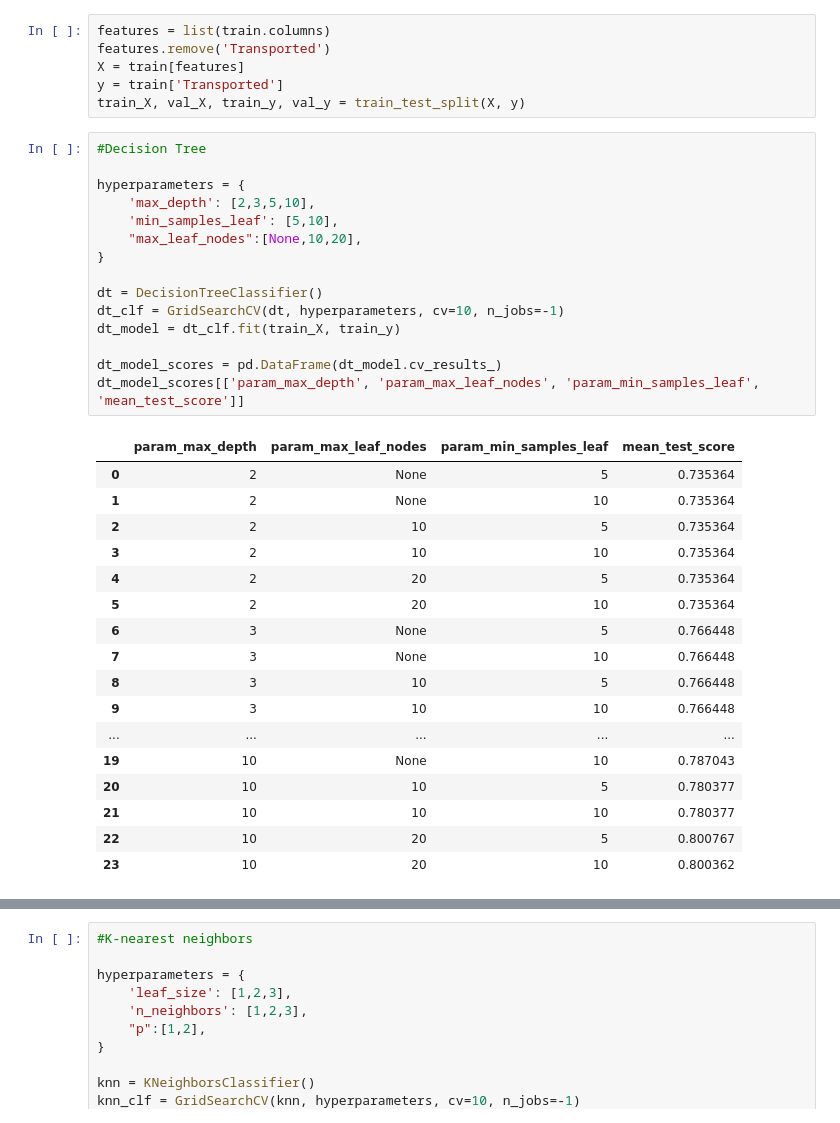
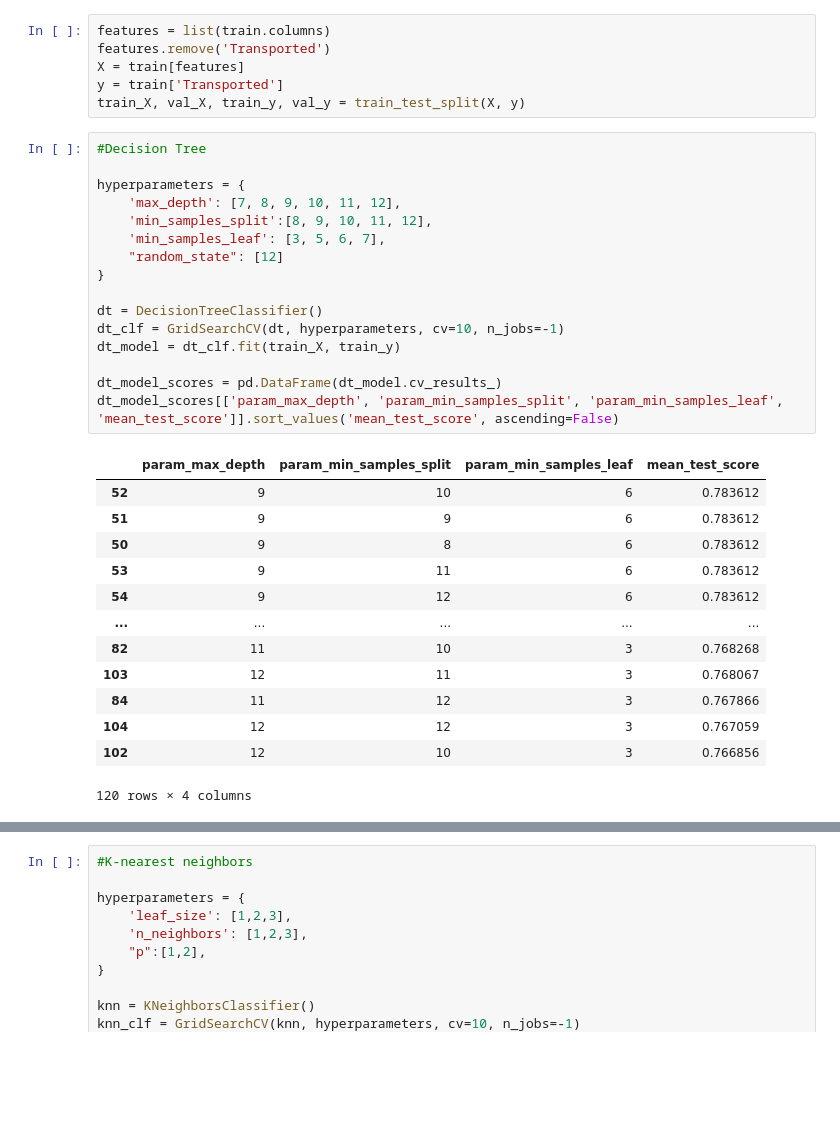
Before and after one commit to dpatularu/ai-final-project, a Jupyter notebook: final.ipynb, the cells around one changed output, grey strips where cells are left out. Cells and saved outputs as stored; diff of their text form; blank space fills up the shorter version.

Commit message:
initial dt tests

```diff
--- a/final.ipynb
+++ b/final.ipynb
@@ -146,33 +147,30 @@ train_X, val_X, train_y, val_y = train_test_split(X, y)
 # %%
 #Decision Tree
 
 hyperparameters = {
-    'max_depth': [2,3,5,10],
-    'min_samples_leaf': [5,10],
-    "max_leaf_nodes":[None,10,20],
+    'max_depth': [7, 8, 9, 10, 11, 12],
+    'min_samples_split':[8, 9, 10, 11, 12],
+    'min_samples_leaf': [3, 5, 6, 7],
+    "random_state": [12]
 }
 
 dt = DecisionTreeClassifier()
 dt_clf = GridSearchCV(dt, hyperparameters, cv=10, n_jobs=-1)
 dt_model = dt_clf.fit(train_X, train_y)
 
 dt_model_scores = pd.DataFrame(dt_model.cv_results_)
-dt_model_scores[['param_max_depth', 'param_max_leaf_nodes', 'param_min_samples_leaf', 'mean_test_score']]
+dt_model_scores[['param_max_depth', 'param_min_samples_split', 'param_min_samples_leaf', 'mean_test_score']].sort_values('mean_test_score', ascending=False)
 # %% [output]
-|  | param_max_depth | param_max_leaf_nodes | param_min_samples_leaf | mean_test_score |
-| 0 | 2 | None | 5 | 0.735364 |
-| 1 | 2 | None | 10 | 0.735364 |
-| 2 | 2 | 10 | 5 | 0.735364 |
-| 3 | 2 | 10 | 10 | 0.735364 |
-| 4 | 2 | 20 | 5 | 0.735364 |
-| 5 | 2 | 20 | 10 | 0.735364 |
-| 6 | 3 | None | 5 | 0.766448 |
-| 7 | 3 | None | 10 | 0.766448 |
-| 8 | 3 | 10 | 5 | 0.766448 |
-| 9 | 3 | 10 | 10 | 0.766448 |
+|  | param_max_depth | param_min_samples_split | param_min_samples_leaf | mean_test_score |
+| 52 | 9 | 10 | 6 | 0.783612 |
+| 51 | 9 | 9 | 6 | 0.783612 |
+| 50 | 9 | 8 | 6 | 0.783612 |
+| 53 | 9 | 11 | 6 | 0.783612 |
+| 54 | 9 | 12 | 6 | 0.783612 |
 | ... | ... | ... | ... | ... |
-| 19 | 10 | None | 10 | 0.787043 |
-| 20 | 10 | 10 | 5 | 0.780377 |
-| 21 | 10 | 10 | 10 | 0.780377 |
-| 22 | 10 | 20 | 5 | 0.800767 |
-| 23 | 10 | 20 | 10 | 0.800362 |
+| 82 | 11 | 10 | 3 | 0.768268 |
+| 103 | 12 | 11 | 3 | 0.768067 |
+| 84 | 11 | 12 | 3 | 0.767866 |
+| 104 | 12 | 12 | 3 | 0.767059 |
+| 102 | 12 | 10 | 3 | 0.766856 |
+120 rows × 4 columns
```
Also changed, not shown: parts of 4 cells of this notebook, 2 other files.
